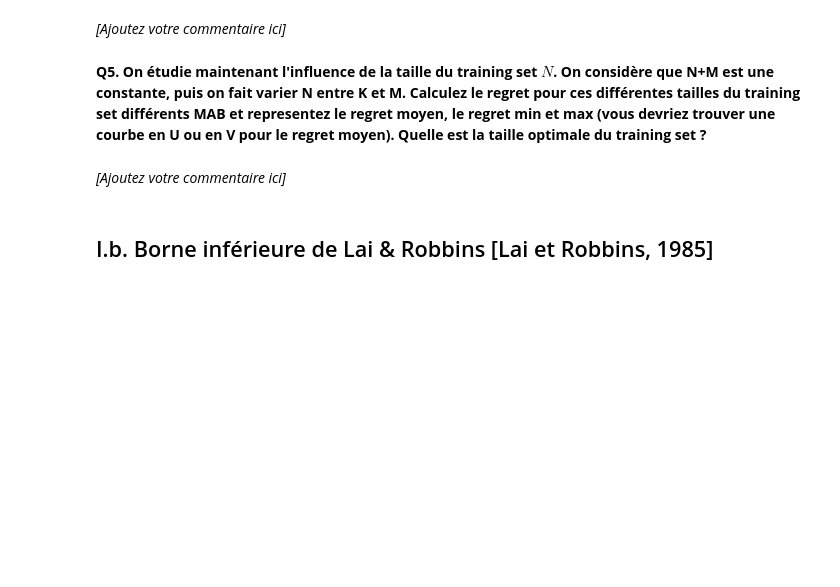
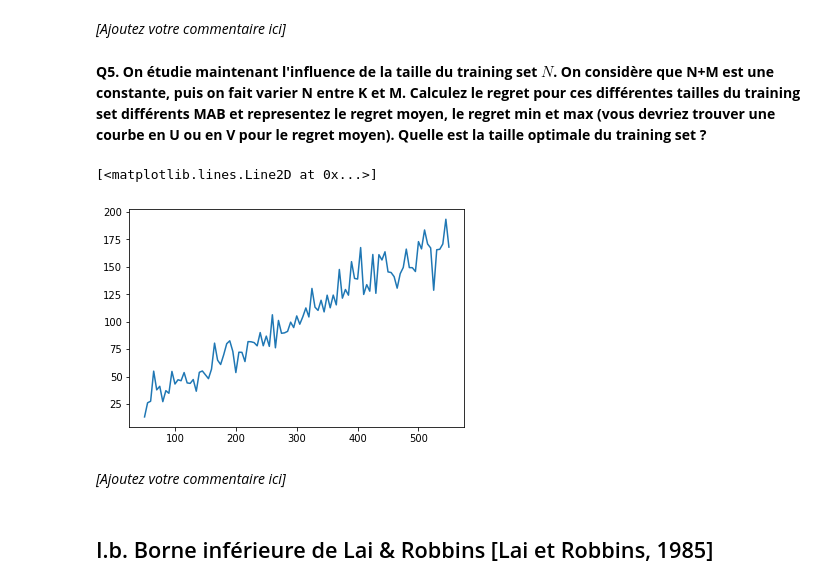
Before and after one commit to Miolith/reinforcement-learning, a Jupyter notebook: C1_TP_MAB1.ipynb, the cells around one changed output. Saved outputs shown, nothing was run; the diff lists cells and outputs as text; code cells hidden in the pictures; blank space fills up the shorter version.

```diff
--- a/C1_TP_MAB1.ipynb
+++ b/C1_TP_MAB1.ipynb
@@ -116,6 +247,14 @@ Pour rappel, le regret est défini par :
 $$r_n = n\mu^* - \sum_{k=0}^{n-1} R_k$$
 
 **Attention :** $n$ est le nombre total de patients, donc ici $N + M$.
+# %%
+simulations = [Simulation(50, 500, 5) for i in range(100)]
+for simulation in simulations:
+    simulation.update_exploration()
+
+#exploration à trouvé le bon vaccin
+#calculé espérance et écart type
+# + espérance et écart type du regret
 # %% [markdown]
 **Q3. On propose d'améliorer l'algorithme précédant en mettant à jour les taux d'immunisation empiriques $\bar{R}_i$ pendant la d'exploration. Notez vous une amélioration du regret ? Proposez un exemple dans lequel cette mise à jour ne changera rien.**
 # %% [markdown]
@@ -126,6 +289,40 @@ $$r_n = n\mu^* - \sum_{k=0}^{n-1} R_k$$
 *[Ajoutez votre commentaire ici]*
 # %% [markdown]
 **Q5. On étudie maintenant l'influence de la taille du training set $N$. On considère que N+M est une constante, puis on fait varier N entre K et M. Calculez le regret pour ces différentes tailles du training set  différents MAB et representez le regret moyen, le regret min et max (vous devriez trouver une courbe en U ou en V pour le regret moyen). Quelle est la taille optimale du training set ?**
+# %%
+import numpy as np
+import matplotlib.pyplot as plt
+
+#suppose M+N = 600
+# N varie de 50 550
+# M varie de 550 à 50
+multiverse = []
+for K in range (50, 555, 5):
+    N = K
+    M = 600 - K
+    simulations = [Simulation(N, M, 5) for i in range(10)]
+    simulations = [simulation.update_exploration() for simulation in simulations]
+    regrets = [get_regret(simulation) for simulation in simulations]
+    multiverse.append((regrets, K))
+
+mean_regrets = [(sum(regrets)/len(regrets), K) for regrets, K in multiverse]
+#min_regrets = [(min(regrets), K) for regrets, K in multiverse]
+#max_regrets = [(max(regrets), K) for regrets, K in multiverse]
+
+#print(mean_regrets)
+
+x = [mean for mean, K in mean_regrets]
+y = [K for mean, K in mean_regrets]
+
+#print(x)
+#print(y)
+
+plt.plot(y, x)
+
+#plt.show() # affiche la figure à l'écran
+# %% [output]
+[<matplotlib.lines.Line2D at 0x...>]
+[figure, added]
 # %% [markdown]
 *[Ajoutez votre commentaire ici]*
 # %% [markdown]
```
Also changed, not shown: parts of 7 cells of this notebook.
